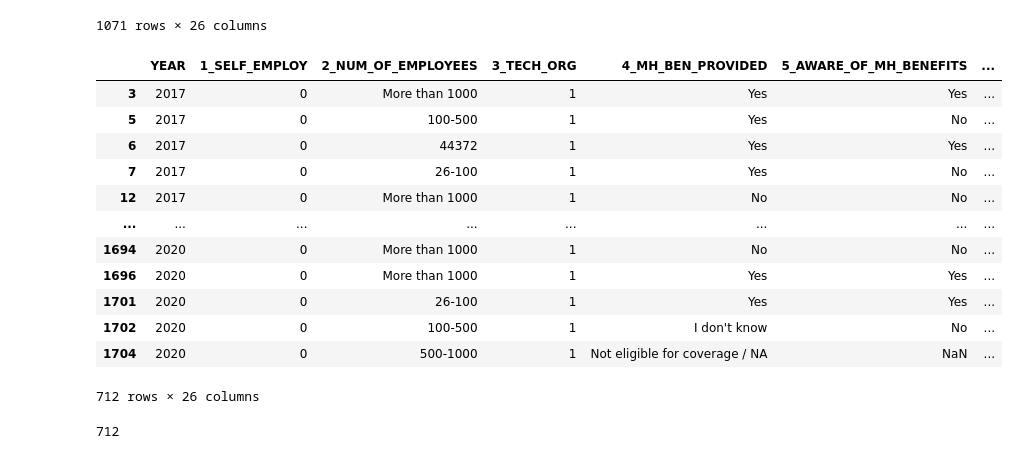
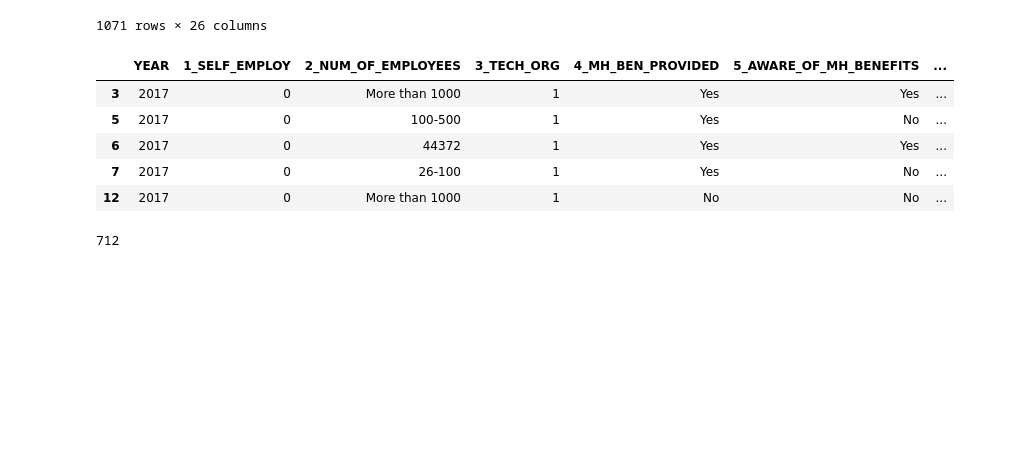
Before and after one commit to bennetyousuf/ProjectOne-MentalHealthinTech, a Jupyter notebook: Working_Notebooks/Mental Health in Tech Data Cleanup - TBG.ipynb, the cells around one changed output. Saved outputs shown, nothing was run; the diff lists cells and outputs as text; code cells hidden in the pictures; blank space fills up the shorter version.

```diff
--- a/Working_Notebooks/Mental Health in Tech Data Cleanup - TBG.ipynb
+++ b/Working_Notebooks/Mental Health in Tech Data Cleanup - TBG.ipynb
@@ -75,27 +70,20 @@ tech_mental_health
 # %%
 #TBD - What is the level of importance placed on mental health placed by employers over time?
 #Only find values in "12_IMPORTANCE_EMPLOY_MENTAL_HEALTH" > 8
 
 # Display all columns to check data
 pd.options.display.max_columns = 27
 
 # Create DF with Question 12 values >5
 importance_mental_value = tech_mental_health.loc[tech_mental_health["12_IMPORTANCE_EMPLOY_MENTAL_HEALTH"] >= 5 ]
-importance_mental_value
+importance_mental_value.head()
 # %% [output]
 |  | YEAR | 1_SELF_EMPLOY | 2_NUM_OF_EMPLOYEES | 3_TECH_ORG | 4_MH_BEN_PROVIDED | 5_AWARE_OF_MH_BENEFITS | ... |
 | 3 | 2017 | 0 | More than 1000 | 1 | Yes | Yes | ... |
 | 5 | 2017 | 0 | 100-500 | 1 | Yes | No | ... |
 | 6 | 2017 | 0 | 44372 | 1 | Yes | Yes | ... |
 | 7 | 2017 | 0 | 26-100 | 1 | Yes | No | ... |
 | 12 | 2017 | 0 | More than 1000 | 1 | No | No | ... |
-| ... | ... | ... | ... | ... | ... | ... | ... |
-| 1694 | 2020 | 0 | More than 1000 | 1 | No | No | ... |
-| 1696 | 2020 | 0 | More than 1000 | 1 | Yes | Yes | ... |
-| 1701 | 2020 | 0 | 26-100 | 1 | Yes | Yes | ... |
-| 1702 | 2020 | 0 | 100-500 | 1 | I don't know | No | ... |
-| 1704 | 2020 | 0 | 500-1000 | 1 | Not eligible for coverage / NA | NaN | ... |
-712 rows × 26 columns
 # %%
 # Count total responses for %
 importance_mental_total = importance_mental_value["12_IMPORTANCE_EMPLOY_MENTAL_HEALTH"].count()
```
Also changed, not shown: parts of 3 cells of this notebook, 3 other files.
